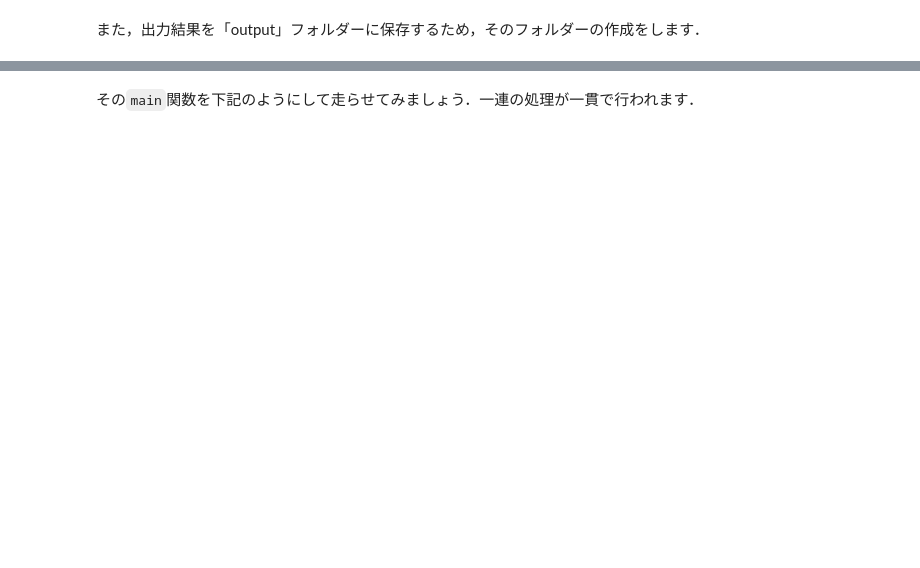
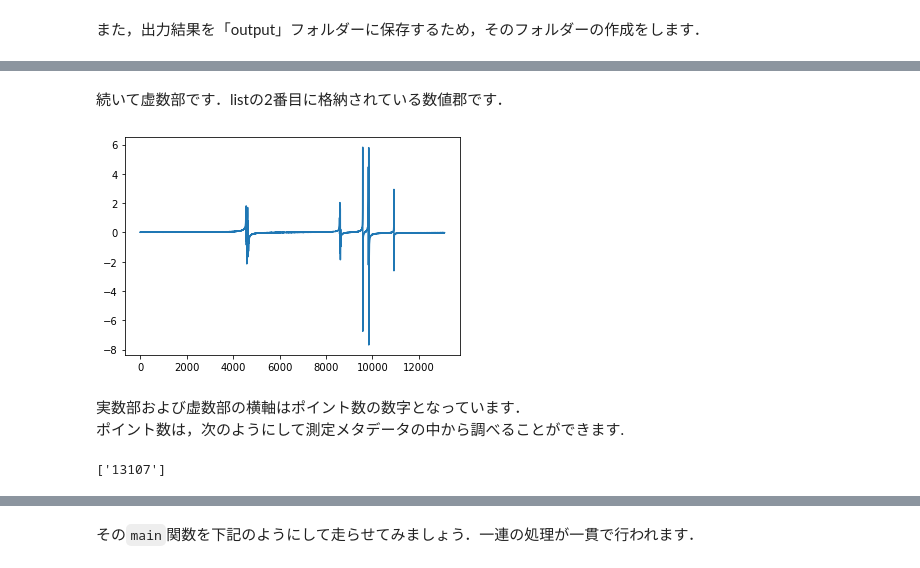
Before and after one commit to ARIM-Training/Training_Program_5, a Jupyter notebook: Training_5.ipynb, the cells around one changed output, grey strips where cells are left out. Cells and saved outputs as stored; diff of their text form; code cells hidden in the pictures; blank space fills up the shorter version.

```diff
--- a/Training_5.ipynb
+++ b/Training_5.ipynb
@@ -50,0 +118,14 @@ os.makedirs(output_folder,exist_ok = True)
+# %% [markdown]
+続いて虚数部です．listの2番目に格納されている数値郡です．
+# %%
+plt.plot(raw_data[1])
+plt.show()
+# %% [output]
+[figure, added]
+# %% [markdown]
+実数部および虚数部の横軸はポイント数の数字となっています．
+ポイント数は，次のようにして測定メタデータの中から調べることができます.
+# %%
+meta_data["$XCURRPOINTS"]
+# %% [output]
+['13107']
```
Also changed, not shown: parts of 51 cells of this notebook, 2 other files.
